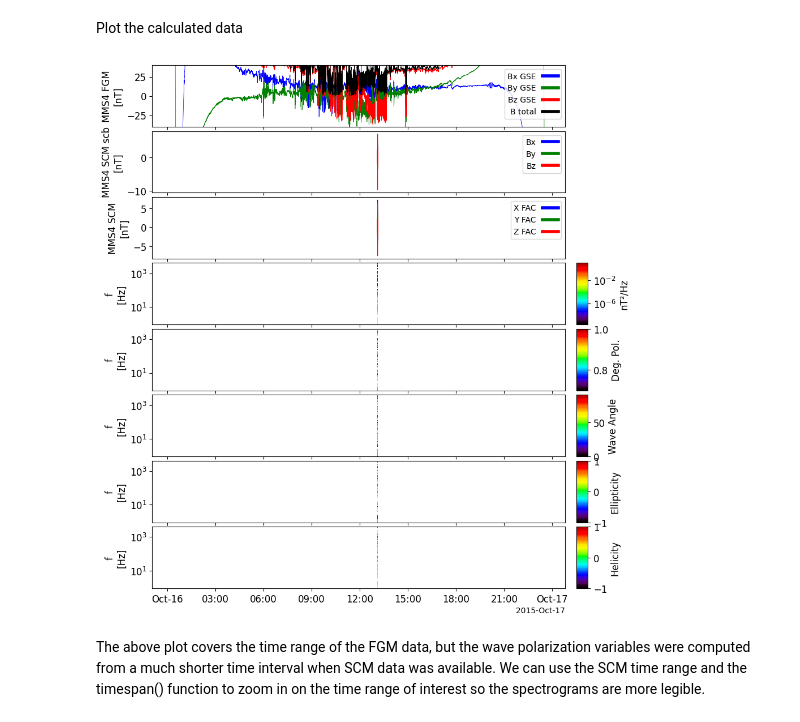
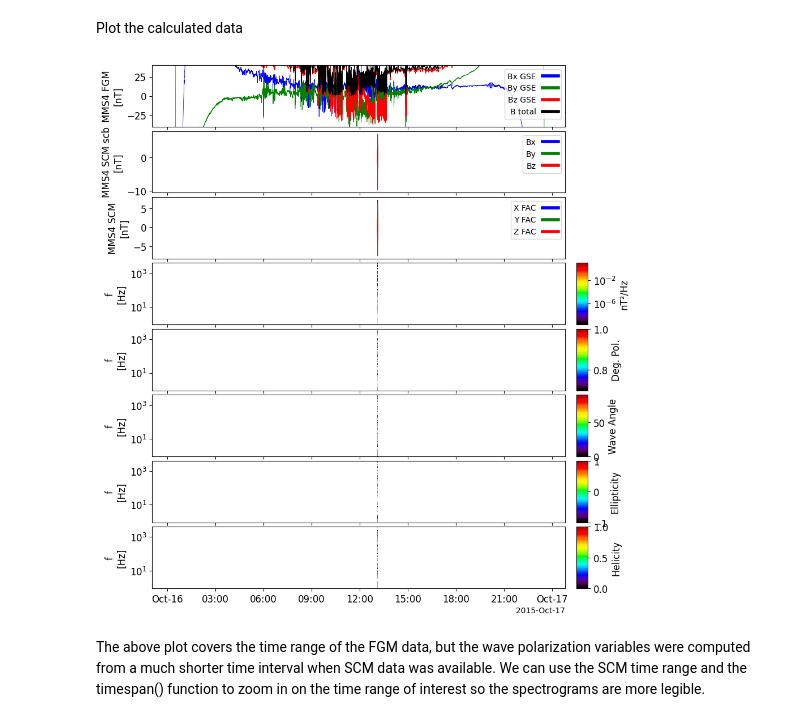
Before and after one commit to spedas/mms-examples, a Jupyter notebook: advanced/Wave_polarization_using_SCM_data.ipynb, the cells around one changed output. Drawn from its saved outputs; the diff is of its cells as text; code cells hidden in the pictures.

Commit message:
Use better zlim range for the _fac_helict output variable.

```diff
--- a/advanced/Wave_polarization_using_SCM_data.ipynb
+++ b/advanced/Wave_polarization_using_SCM_data.ipynb
@@ -239,35 +239,35 @@ options(mms_scm_name+'_fac_powspec', 'ysubtitle', '[Hz]')
 options(mms_scm_name+'_fac_degpol', 'ytitle', 'f')
 options(mms_scm_name+'_fac_degpol', 'ysubtitle', '[Hz]')
 options(mms_scm_name+'_fac_waveangle', 'ytitle', 'f')
 options(mms_scm_name+'_fac_waveangle', 'ysubtitle', '[Hz]')
 options(mms_scm_name+'_fac_elliptict', 'ytitle', 'f')
 options(mms_scm_name+'_fac_elliptict', 'ysubtitle', '[Hz]')
 options(mms_scm_name+'_fac_helict', 'ytitle', 'f')
 options(mms_scm_name+'_fac_helict', 'ysubtitle', '[Hz]')
 
 options(mms_scm_name+'_fac_powspec', 'zlog', True)
 
 options(mms_scm_name+'_fac_powspec', 'ylog', True)
 options(mms_scm_name+'_fac_degpol', 'ylog', True)
 options(mms_scm_name+'_fac_waveangle', 'ylog', True)
 options(mms_scm_name+'_fac_elliptict', 'ylog', True)
 options(mms_scm_name+'_fac_helict', 'ylog', True)
 
 zlim(mms_scm_name+'_fac_degpol', 0.7, 1.)
 zlim(mms_scm_name+'_fac_waveangle', 0., 90.)
 zlim(mms_scm_name+'_fac_elliptict', -1.0, 1.0)
-zlim(mms_scm_name+'_fac_helict', -1.0, 1.0)
+zlim(mms_scm_name+'_fac_helict', 0.0, 1.0)
 
 tplot([all_b ,
        mms_scm_name,
        mms_scm_name+'_fac',
        'mms4_scm_acb_gse_scb_brst_l2_fac_powspec',
        'mms4_scm_acb_gse_scb_brst_l2_fac_degpol',
        'mms4_scm_acb_gse_scb_brst_l2_fac_waveangle',
        'mms4_scm_acb_gse_scb_brst_l2_fac_elliptict',
        'mms4_scm_acb_gse_scb_brst_l2_fac_helict'], xsize=10, ysize=12)
 # %% [output]
-[figure, old version]
+[figure, new version]
 # %% [markdown]
 The above plot covers the time range of the FGM data, but the wave polarization variables were computed from a much shorter time interval when SCM data was available.   We can use the SCM time range and the timespan() function to zoom in on the time range of interest so the spectrograms are more legible.
 # %%
```
Also changed, not shown: parts of 6 cells of this notebook.
